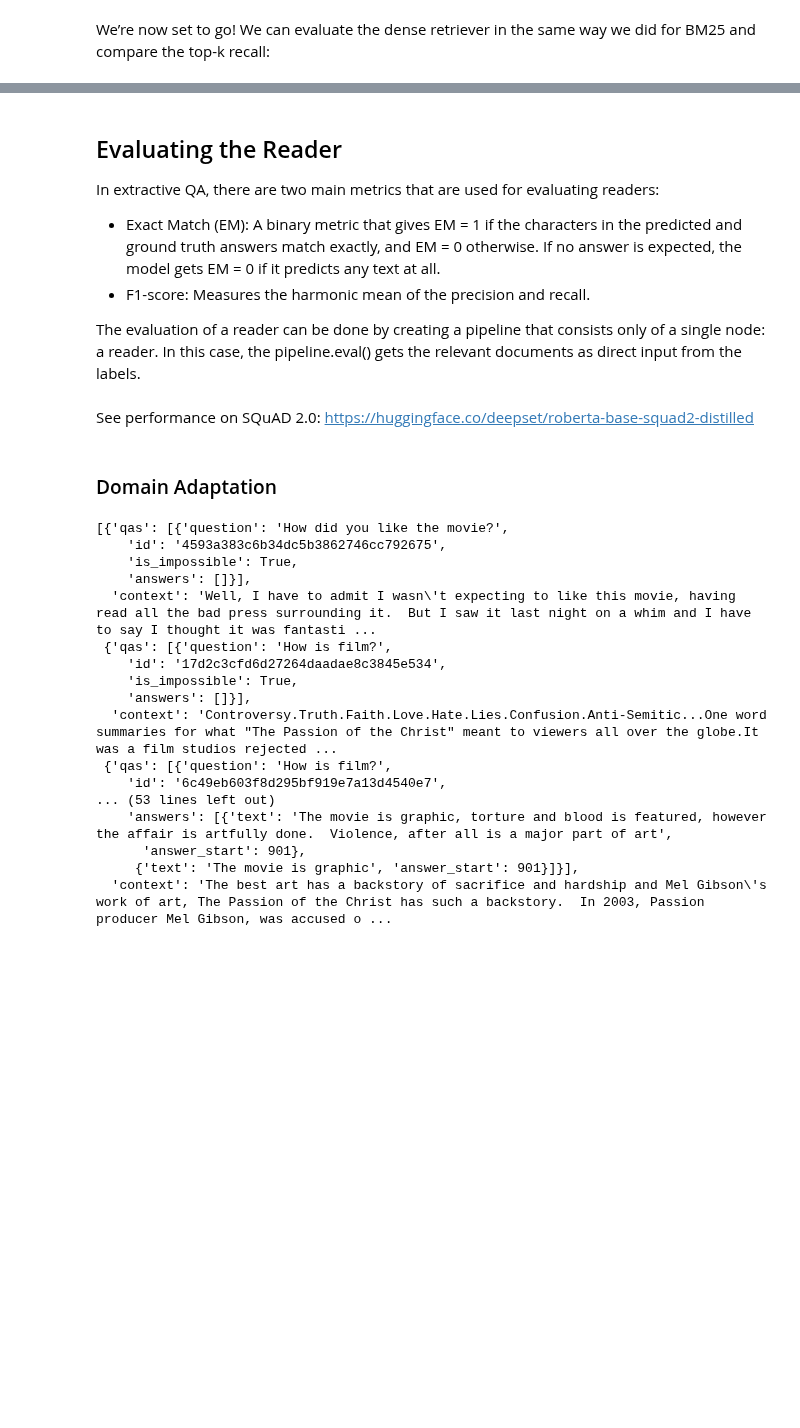
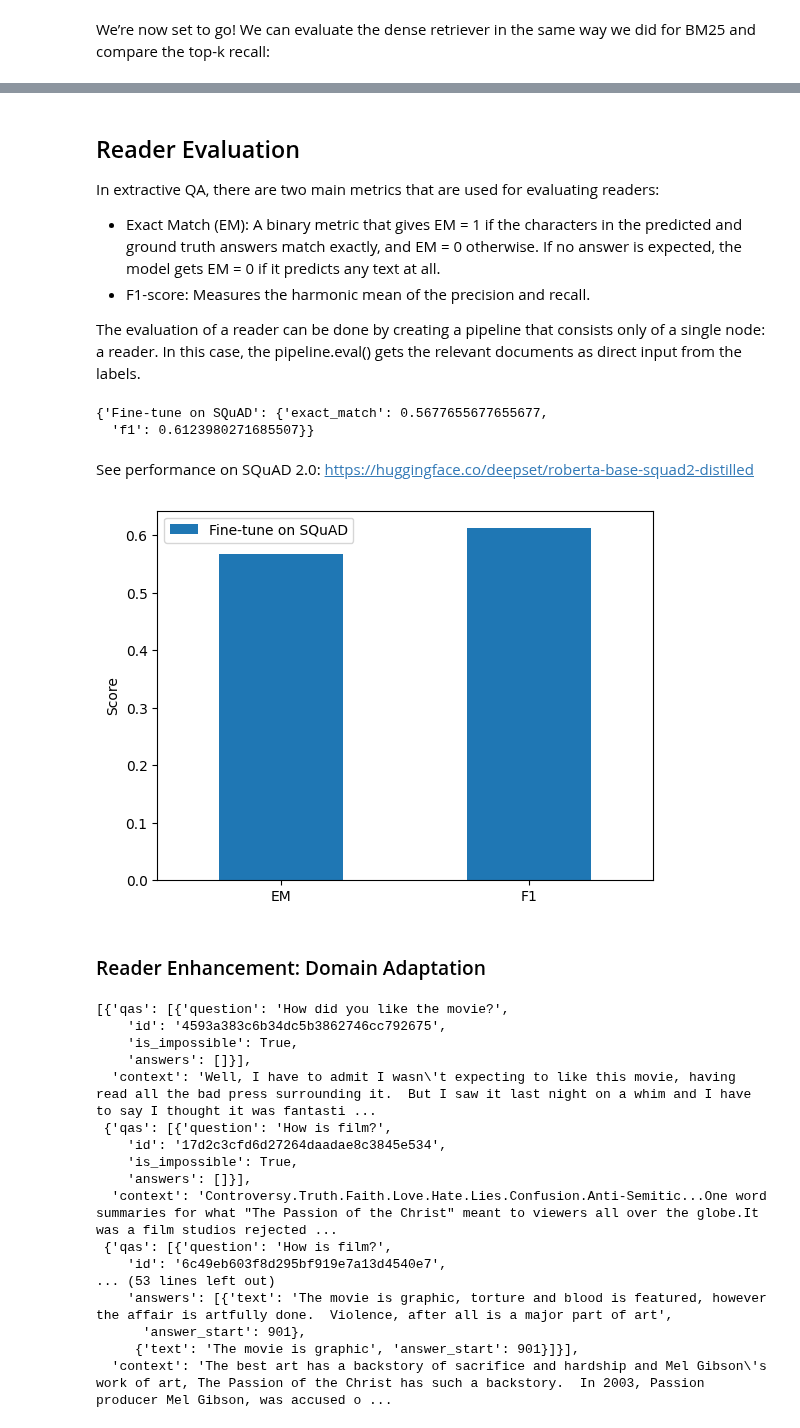
Before and after one commit to MarioAvolio/AI-Project, a Jupyter notebook: Question_Answering.ipynb, the cells around one changed output, grey strips where cells are left out. Cells and saved outputs as stored; diff of their text form; code cells hidden in the pictures; blank space fills up the shorter version.

```diff
--- a/Question_Answering.ipynb
+++ b/Question_Answering.ipynb
@@ -262,10 +234,6 @@ from transformers import AutoModelForQuestionAnswering
 model = AutoModelForQuestionAnswering.from_pretrained(model_ckpt)
 
 with torch.no_grad():
-  '''
-  Here we’ve used the torch.no_grad() context manager to disable the automatic calculation of the gradient.
-  This is useful for inference since it reduces the memory footprint of the computations.
-  '''
   outputs = model(**inputs)
 print(outputs)
 # %% [output]
@@ -907,5 +879,5 @@ plot_retriever_eval([bm25_topk_df, dpr_topk_df], ["BM25", "DPR"])
 # %% [markdown]
-## Evaluating the Reader
+## Reader Evaluation
 In extractive QA, there are two main metrics that are used for evaluating readers:
 - Exact Match (EM): A binary metric that gives EM = 1 if the characters in the predicted and ground
 truth answers match exactly, and EM = 0 otherwise. If no answer is expected, the
@@ -930,5 +902,5 @@ def evaluate_reader(reader):
 
     return {k:v for k,v in metrics["Reader"].items() if k in score_keys}
 
-# reader_eval = {}
-# reader_eval["Fine-tune on SQuAD"] = evaluate_reader(reader)
+reader_eval = {}
+reader_eval["Fine-tune on SQuAD"] = evaluate_reader(reader)
@@ -937,17 +907,24 @@ def evaluate_reader(reader):
+# %%
+reader_eval
+# %% [output]
+{'Fine-tune on SQuAD': {'exact_match': 0.5677655677655677,
+  'f1': 0.6123980271685507}}
 # %% [markdown]
 See performance on SQuAD 2.0: https://huggingface.co/deepset/roberta-base-squad2-distilled
 # %%
 def plot_reader_eval(reader_eval):
     fig, ax = plt.subplots()
     df = pd.DataFrame.from_dict(reader_eval).reindex(["exact_match", "f1"])
     df.plot(kind="bar", ylabel="Score", rot=0, ax=ax)
     ax.set_xticklabels(["EM", "F1"])
     plt.legend(loc='upper left')
     plt.show()
 
-# plot_reader_eval(reader_eval)
+plot_reader_eval(reader_eval)
+# %% [output]
+[figure, added]
 # %% [markdown]
-### Domain Adaptation
+### Reader Enhancement: Domain Adaptation
 # %%
 def create_paragraphs(df):
     paragraphs = []
```
Also changed, not shown: parts of 62 cells of this notebook.
